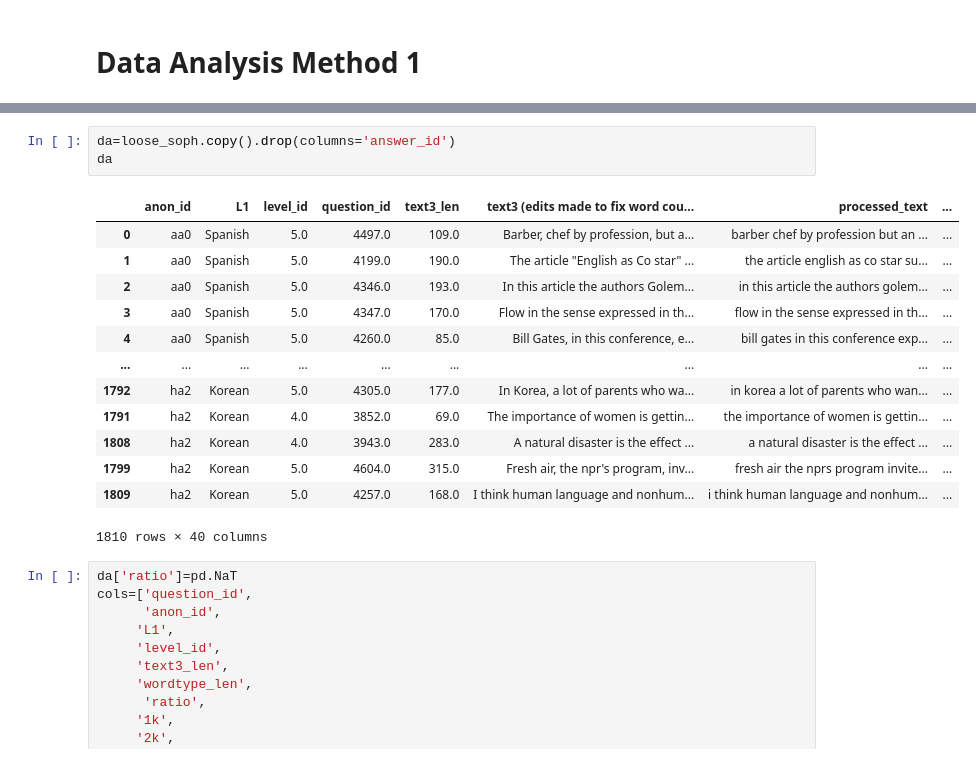
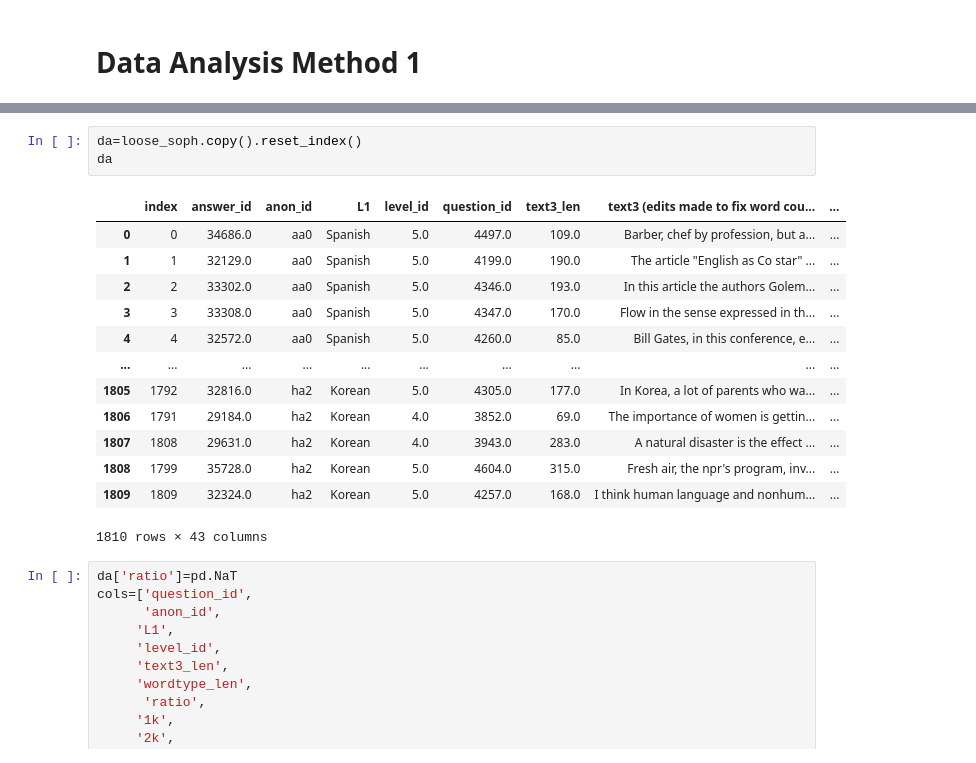
Before and after one commit to mencer456/LRDC-Research, a Jupyter notebook: Data Analysis.ipynb, the cells around one changed output, grey strips where cells are left out. Saved outputs shown, nothing was run; the diff lists cells and outputs as text.

```diff
--- a/Data Analysis.ipynb
+++ b/Data Analysis.ipynb
@@ -593,20 +575,20 @@ da
 # %%
-da=loose_soph.copy().drop(columns='answer_id')
+da=loose_soph.copy().reset_index()
 da
 # %% [output]
-|  | anon_id | L1 | level_id | question_id | text3_len | text3 (edits made to fix word cou... | processed_text | ... |
-| 0 | aa0 | Spanish | 5.0 | 4497.0 | 109.0 | Barber, chef by profession, but a... | barber chef by profession but an ... | ... |
-| 1 | aa0 | Spanish | 5.0 | 4199.0 | 190.0 | The article "English as Co star" ... | the article english as co star su... | ... |
-| 2 | aa0 | Spanish | 5.0 | 4346.0 | 193.0 | In this article the authors Golem... | in this article the authors golem... | ... |
-| 3 | aa0 | Spanish | 5.0 | 4347.0 | 170.0 | Flow in the sense expressed in th... | flow in the sense expressed in th... | ... |
-| 4 | aa0 | Spanish | 5.0 | 4260.0 | 85.0 | Bill Gates, in this conference, e... | bill gates in this conference exp... | ... |
-| ... | ... | ... | ... | ... | ... | ... | ... | ... |
-| 1792 | ha2 | Korean | 5.0 | 4305.0 | 177.0 | In Korea, a lot of parents who wa... | in korea a lot of parents who wan... | ... |
-| 1791 | ha2 | Korean | 4.0 | 3852.0 | 69.0 | The importance of women is gettin... | the importance of women is gettin... | ... |
-| 1808 | ha2 | Korean | 4.0 | 3943.0 | 283.0 | A natural disaster is the effect ... | a natural disaster is the effect ... | ... |
-| 1799 | ha2 | Korean | 5.0 | 4604.0 | 315.0 | Fresh air, the npr's program, inv... | fresh air the nprs program invite... | ... |
-| 1809 | ha2 | Korean | 5.0 | 4257.0 | 168.0 | I think human language and nonhum... | i think human language and nonhum... | ... |
+|  | index | answer_id | anon_id | L1 | level_id | question_id | text3_len | text3 (edits made to fix word cou... | ... |
+| 0 | 0 | 34686.0 | aa0 | Spanish | 5.0 | 4497.0 | 109.0 | Barber, chef by profession, but a... | ... |
+| 1 | 1 | 32129.0 | aa0 | Spanish | 5.0 | 4199.0 | 190.0 | The article "English as Co star" ... | ... |
+| 2 | 2 | 33302.0 | aa0 | Spanish | 5.0 | 4346.0 | 193.0 | In this article the authors Golem... | ... |
+| 3 | 3 | 33308.0 | aa0 | Spanish | 5.0 | 4347.0 | 170.0 | Flow in the sense expressed in th... | ... |
+| 4 | 4 | 32572.0 | aa0 | Spanish | 5.0 | 4260.0 | 85.0 | Bill Gates, in this conference, e... | ... |
+| ... | ... | ... | ... | ... | ... | ... | ... | ... | ... |
+| 1805 | 1792 | 32816.0 | ha2 | Korean | 5.0 | 4305.0 | 177.0 | In Korea, a lot of parents who wa... | ... |
+| 1806 | 1791 | 29184.0 | ha2 | Korean | 4.0 | 3852.0 | 69.0 | The importance of women is gettin... | ... |
+| 1807 | 1808 | 29631.0 | ha2 | Korean | 4.0 | 3943.0 | 283.0 | A natural disaster is the effect ... | ... |
+| 1808 | 1799 | 35728.0 | ha2 | Korean | 5.0 | 4604.0 | 315.0 | Fresh air, the npr's program, inv... | ... |
+| 1809 | 1809 | 32324.0 | ha2 | Korean | 5.0 | 4257.0 | 168.0 | I think human language and nonhum... | ... |
-1810 rows × 40 columns
+1810 rows × 43 columns
 # %%
 da['ratio']=pd.NaT
 cols=['question_id',
```
Also changed, not shown: parts of 14 cells of this notebook, 1 other file.
